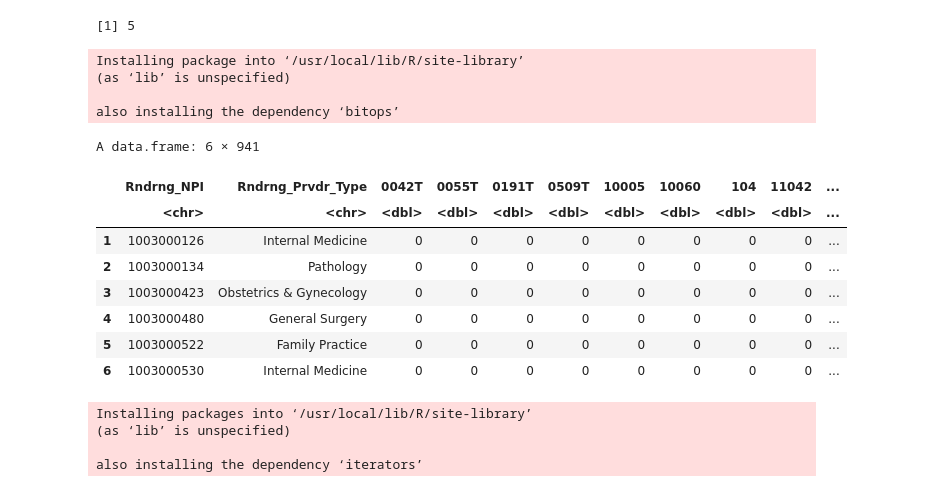
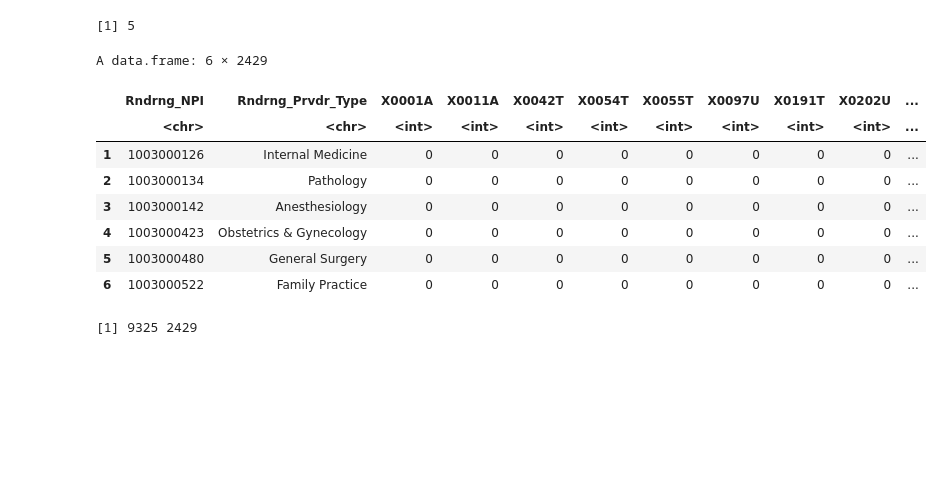
Before and after one commit to F4rbod/CS5800GruopProject, a Jupyter notebook: CS5800Group.ipynb, the cells around one changed output. Drawn from its saved outputs; the diff is of its cells as text; code cells hidden in the pictures; blank space fills up the shorter version.

```diff
--- a/CS5800Group.ipynb
+++ b/CS5800Group.ipynb
@@ -27,7 +38,7 @@ cms_data_importer=function(url,data_size){
   if(data_size=="all"){
     while(offset<row_count){
       new_get=GET(paste(url,"?size=5000&offset=",offset,sep = ""))
-      new_data=fromJSON(rawToChar(new_get$content))%>%as.data.table()
+      new_data=fromJSON(rawToChar(new_get$content))
       data=rbind(data,new_data)
       offset=offset+5000
     }
@@ -35,20 +46,20 @@ cms_data_importer=function(url,data_size){
   else{
     while(offset<data_size){
       new_get=GET(paste(url,"?size=5000&offset=",offset,sep = ""))
-      new_data=fromJSON(rawToChar(new_get$content))%>%as.data.table()
+      new_data=fromJSON(rawToChar(new_get$content))
       data=rbind(data,new_data)
       offset=offset+5000
     }
   }
 
-  return(data)
+  return(data%>%as.data.table())
 
 }
 # %%
 physician_data=cms_data_importer(
   url =
   "https://data.cms.gov/data-api/v1/dataset/14cd68c2-9433-4069-90fa-d213ef709661/data",
-  data_size=1000
+  data_size=100000
 )
 # %%
 colnames(physician_data)
@@ -98,8 +103,9 @@ A data.table: 20 × 4
 physician_data[,Tot_Srvcs:=as.numeric(Tot_Srvcs)]
 # %%
 physician_data_wide=dcast(physician_data, Rndrng_NPI+Rndrng_Prvdr_Type ~ HCPCS_Cd,
- value.var = 'Tot_Srvcs', fun.aggregate = sum)%>%
- as.data.table()
+ value.var = 'Tot_Srvcs', fun.aggregate = length )%>%
+ data.frame()%>%
+ data.table()
 # %%
 head(physician_data_wide)
 dim(physician_data_wide)
@@ -136,35 +168,27 @@ distance_finder(x,y)
 # %% [output]
 [1] 5
 # %%
-install.packages("caTools")
+#install.packages("caTools")
-# %% [output]
-Installing package into ‘/usr/local/lib/R/site-library’
-(as ‘lib’ is unspecified)
-
-also installing the dependency ‘bitops’
 # %%
 library(caTools)
 set.seed=123
 sample=sample.split(SplitRatio = 0.8 , physician_data_wide$Rndrng_NPI)
-test_set=subset(physician_data_wide,sample==F)%>%as.data.frame
-training_set=subset(physician_data_wide,sample==T)%>%as.data.frame
+test_set=subset(physician_data_wide,sample==F)%>%as.data.frame()
+training_set=subset(physician_data_wide,sample==T)%>%as.data.frame()
 # %%
 head(training_set)
+dim(training_set)
 # %% [output]
-A data.frame: 6 × 941
+A data.frame: 6 × 2429
-|  | Rndrng_NPI | Rndrng_Prvdr_Type | 0042T | 0055T | 0191T | 0509T | 10005 | 10060 | 104 | 11042 | ... |
-|  | <chr> | <chr> | <dbl> | <dbl> | <dbl> | <dbl> | <dbl> | <dbl> | <dbl> | <dbl> | ... |
+|  | Rndrng_NPI | Rndrng_Prvdr_Type | X0001A | X0011A | X0042T | X0054T | X0055T | X0097U | X0191T | X0202U | ... |
+|  | <chr> | <chr> | <int> | <int> | <int> | <int> | <int> | <int> | <int> | <int> | ... |
 | 1 | 1003000126 | Internal Medicine | 0 | 0 | 0 | 0 | 0 | 0 | 0 | 0 | ... |
 | 2 | 1003000134 | Pathology | 0 | 0 | 0 | 0 | 0 | 0 | 0 | 0 | ... |
-| 3 | 1003000423 | Obstetrics & Gynecology | 0 | 0 | 0 | 0 | 0 | 0 | 0 | 0 | ... |
-| 4 | 1003000480 | General Surgery | 0 | 0 | 0 | 0 | 0 | 0 | 0 | 0 | ... |
-| 5 | 1003000522 | Family Practice | 0 | 0 | 0 | 0 | 0 | 0 | 0 | 0 | ... |
-| 6 | 1003000530 | Internal Medicine | 0 | 0 | 0 | 0 | 0 | 0 | 0 | 0 | ... |
+| 3 | 1003000142 | Anesthesiology | 0 | 0 | 0 | 0 | 0 | 0 | 0 | 0 | ... |
+| 4 | 1003000423 | Obstetrics & Gynecology | 0 | 0 | 0 | 0 | 0 | 0 | 0 | 0 | ... |
+| 5 | 1003000480 | General Surgery | 0 | 0 | 0 | 0 | 0 | 0 | 0 | 0 | ... |
+| 6 | 1003000522 | Family Practice | 0 | 0 | 0 | 0 | 0 | 0 | 0 | 0 | ... |
+[1] 9325 2429
 # %%
-install.packages(c("foreach","doMC"))
+#install.packages(c("foreach","doMC"))
-# %% [output]
-Installing packages into ‘/usr/local/lib/R/site-library’
-(as ‘lib’ is unspecified)
-
-also installing the dependency ‘iterators’
 # %%
```
Also changed, not shown: parts of 22 cells of this notebook.
